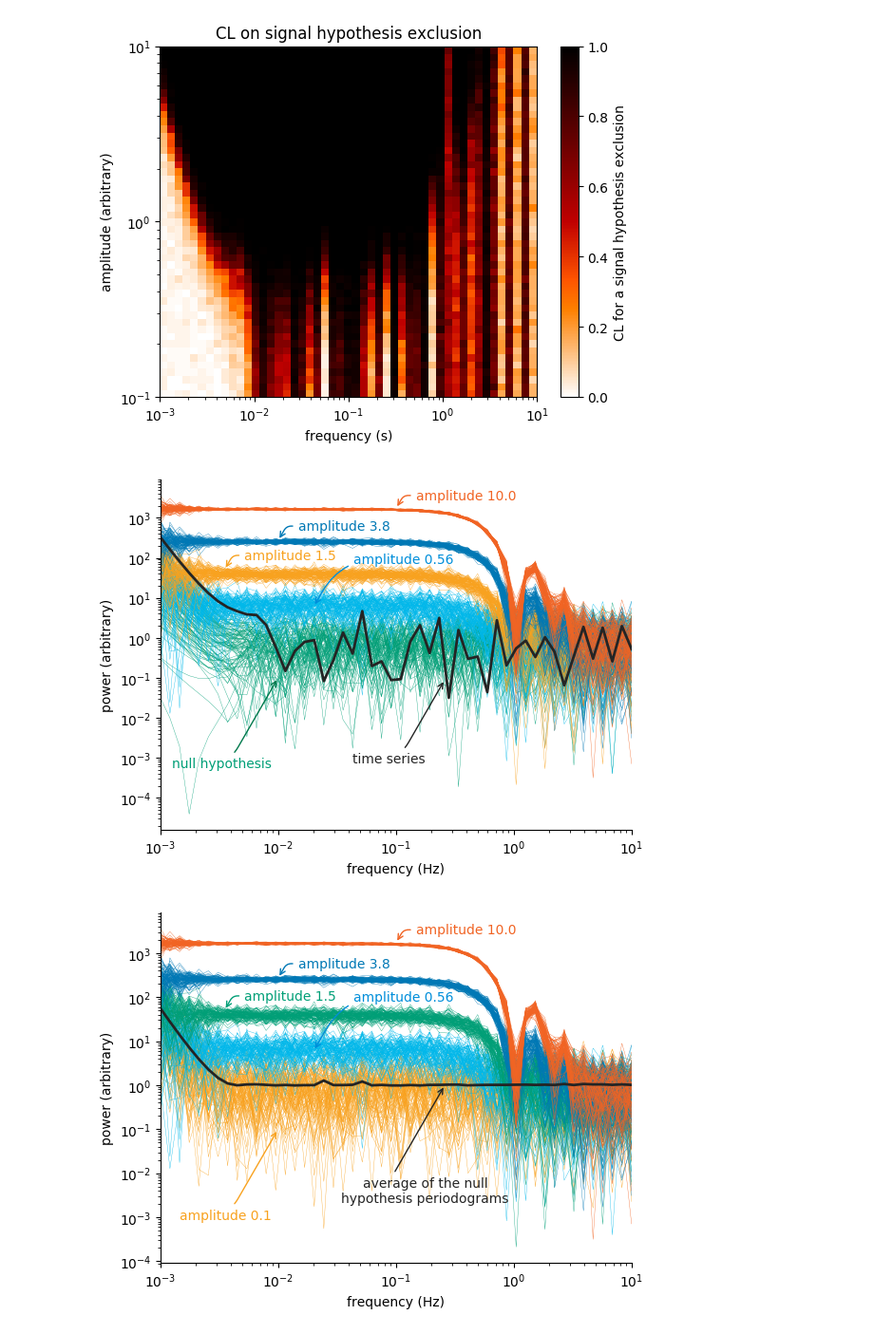
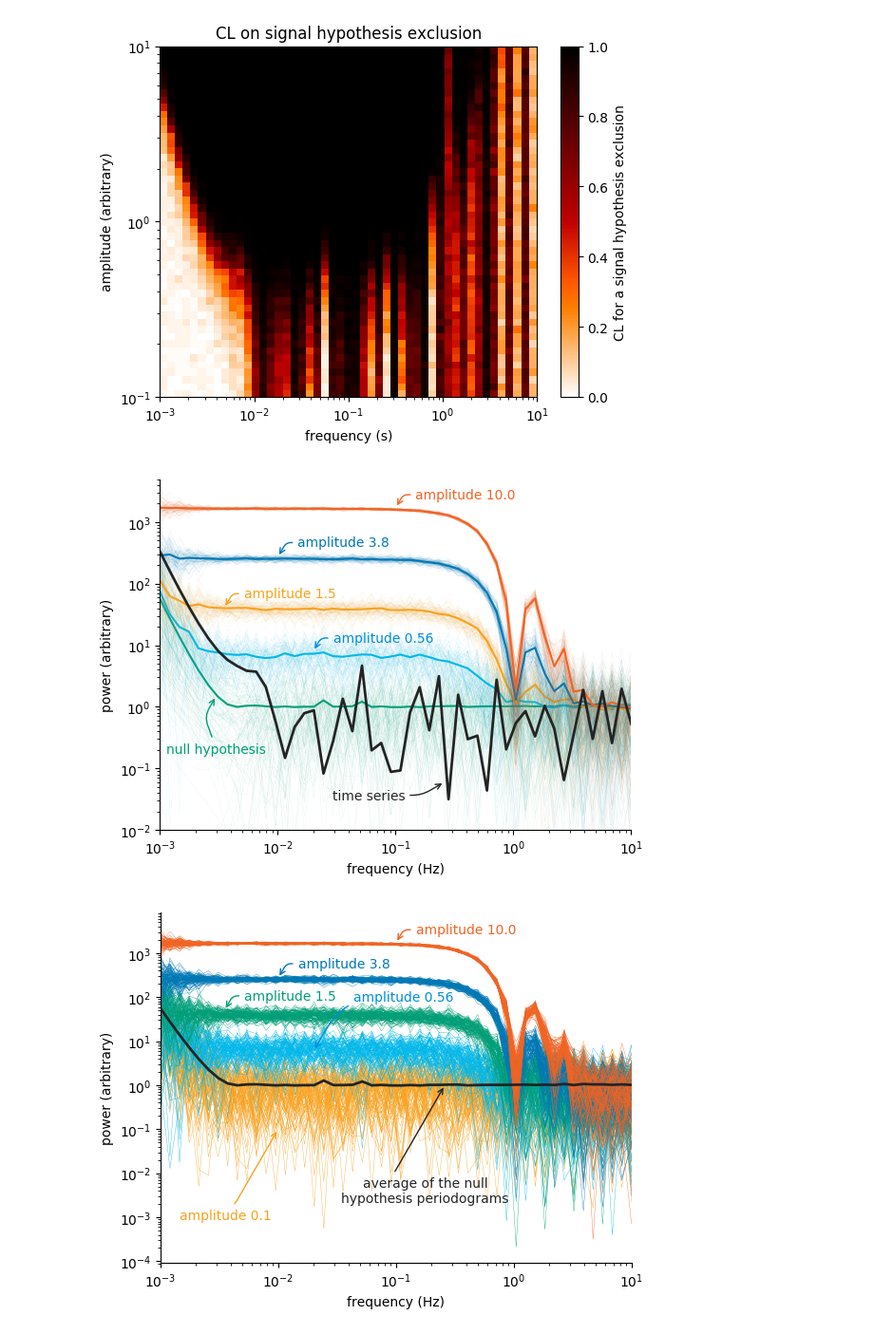
Before and after one commit to rawlik/rawlik-phd-thesis, a Jupyter notebook: calculations/alp_plots.ipynb, the cells around one changed output. Shown at 95% size. Drawn from its saved outputs; the diff is of its cells as text; code cells hidden in the pictures.

Commit message:
Plots!

```diff
--- a/calculations/alp_plots.ipynb
+++ b/calculations/alp_plots.ipynb
@@ -633,14 +633,17 @@ savefig("../gfx/axions/basic_exclusion_noCls.pdf")
 mycolors = ["C3", "C2", "C1", "C5", "C6"]
 
 for j in 1:100
-    plot(exclfreqs, exclnullperiodograms[:, j], lw = 0.25, color = mycolors[1])
+#     plot(exclfreqs, exclnullperiodograms[:, j], lw = 0.25, color = brighten(mycolors[1], 0.9))
+    plot(exclfreqs, exclnullperiodograms[:, j], lw = 0.25, color = mycolors[1], alpha = 0.1)
 end
+plot(exclfreqs, mean(exclnullperiodograms, 2), lw = 1.5, color = mycolors[1])
 
 
 for (mycolor, i) in zip(mycolors[2:end], [10, 15, 20, 25] .* 50 .÷ 25 )
     for j in 1:100
-        plot(exclfreqs, signalperiodograms[:, i, j], lw = 0.25, color = mycolor)
+        plot(exclfreqs, signalperiodograms[:, i, j], lw = 0.25, color = mycolor, alpha = 0.1)
     end
+    plot(exclfreqs, mean(signalperiodograms, 3)[:, i], lw = 1.5, color = mycolor)
 end
 # plot(exclfreqs, signalperiodograms[:, 10], lw = 1, color = "C2")
 # plot(exclfreqs, signalperiodograms[:, 15], lw = 1, color = "C3")
@@ -668,56 +671,58 @@ annotate("amplitude 3.8", color = mycolors[4],
                            "color" => mycolors[4]))
 
 annotate("amplitude 1.5", color = mycolors[3],
-         xy=(3.5e-3, 5e1), xycoords="data",
+         xy=(3.5e-3, 4e1), xycoords="data",
          xytext=(15, 11), textcoords="offset points",
          horizontalalignment = "left",
          verticalalignment = "center",
          arrowprops = Dict("arrowstyle" => "->",
                            "connectionstyle" => "angle,angleA=0,angleB=60,rad=5",
                            "color" => mycolors[3]))
 
 annotate("amplitude 0.56", color = brighten(mycolors[2], -0.8),
-         xy=(2e-2, 6e0), xycoords="data",
-         xytext=(30, 36), textcoords="offset points",
+         xy=(2e-2, 8e0), xycoords="data",
+         xytext=(15, 10), textcoords="offset points",
          horizontalalignment = "left",
          verticalalignment = "center",
          arrowprops = Dict("arrowstyle" => "->",
-                           "connectionstyle" => "angle,angleA=0,angleB=60,rad=40",
+                           "connectionstyle" => "angle,angleA=0,angleB=60,rad=5",
                            "color" => brighten(mycolors[2], -0.8)))
 
 
 annotate("null hypothesis", color = mycolors[1],
-         xy=(1e-2, 1e-1), xycoords="data",
-         xytext=(-5, -65), textcoords="offset points",
+         xy=(3e-3, 1.5), xycoords="data",
+         xytext=(0, -40), textcoords="offset points",
+         horizontalalignment = "center",
+         verticalalignment = "center",
+         arrowprops = Dict("arrowstyle" => "->",
+                           "connectionstyle" => "angle,angleA=110,angleB=-120,rad=10",
+                           "color" => mycolors[1]))
+
+annotate("time series", color = "C0",
+         xy=(2.6e-1, 0.6e-1), xycoords="data",
+         xytext=(-30, -10), textcoords="offset points",
          horizontalalignment = "right",
          verticalalignment = "center",
          arrowprops = Dict("arrowstyle" => "->",
-                           "connectionstyle" => "angle,angleA=180,angleB=-120,rad=20",
-                           "color" => brighten(mycolors[1], -0.6)))
-
-annotate("time series", color = "C0",
-         xy=(2.6e-1, 0.9e-1), xycoords="data",
-         xytext=(-15, -60), textcoords="offset points",
-         horizontalalignment = "right",
-         verticalalignment = "center",
-         arrowprops = Dict("arrowstyle" => "->",
-                           "connectionstyle" => "angle,angleA=180,angleB=-120,rad=20",
+                           "connectionstyle" => "angle,angleA=0,angleB=-150,rad=10",
                            "color" => "C0"))
 
 
 # legend(fontsize = "small", ncol = 3)
 
 xlabel("frequency (Hz)")
 ylabel("power (arbitrary)")
 
 margins(x = 0)
 
 xscale("log")
 yscale("log")
 
+ylim(1e-2, 5e3)
+
 savefig("../gfx/axions/basic_exclusion_sensitivity.pdf")
 # %% [output]
-[figure, old version]
+[figure, new version]
 # %%
 mycolors = ["C1", "C2", "C3", "C5", "C6"]
 
```
Also changed, not shown: 1 other file.
